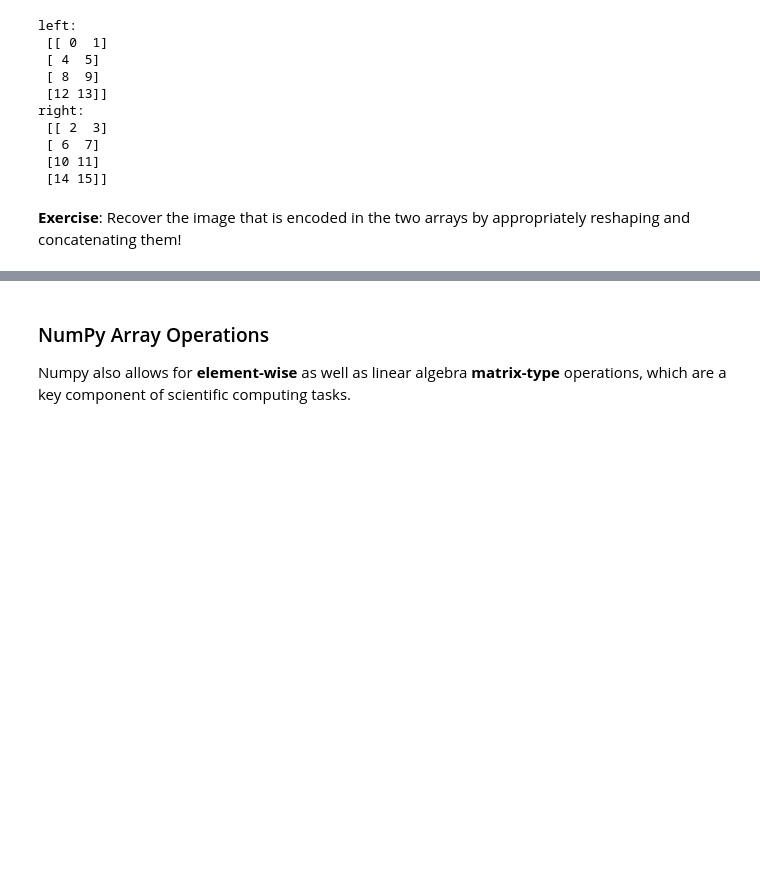
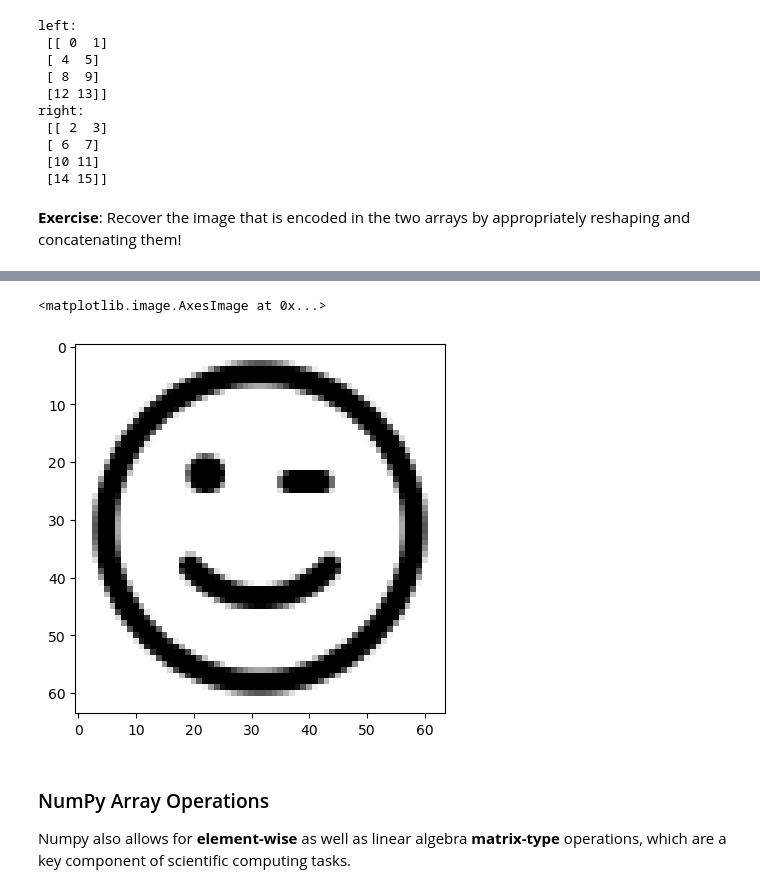
Before and after one commit to IS3UniCologne/AA_2023, a Jupyter notebook: Workshop_02/AA_WS_02_Libraries.ipynb, the cells around one changed output, grey strips where cells are left out. Drawn from its saved outputs; the diff is of its cells as text; code cells hidden in the pictures; blank space fills up the shorter version.

```diff
--- a/Workshop_02/AA_WS_02_Libraries_pre.ipynb
+++ b/Workshop_02/AA_WS_02_Libraries.ipynb
@@ -591,11 +633,14 @@ right:
 # %%
 from matplotlib import pyplot as plt
 arr1 = np.load('array1.npy')
 arr2 = np.load('array2.npy')
 
-# Your Code here
+array = np.hstack([arr1.transpose(1,0,2), arr2.transpose(1,0,2)])
 
 plt.imshow(array)
+# %% [output]
+<matplotlib.image.AxesImage at 0x...>
+[figure, added]
 # %% [markdown]
 ### NumPy Array Operations
 
```
Also changed, not shown: parts of 8 cells of this notebook.
